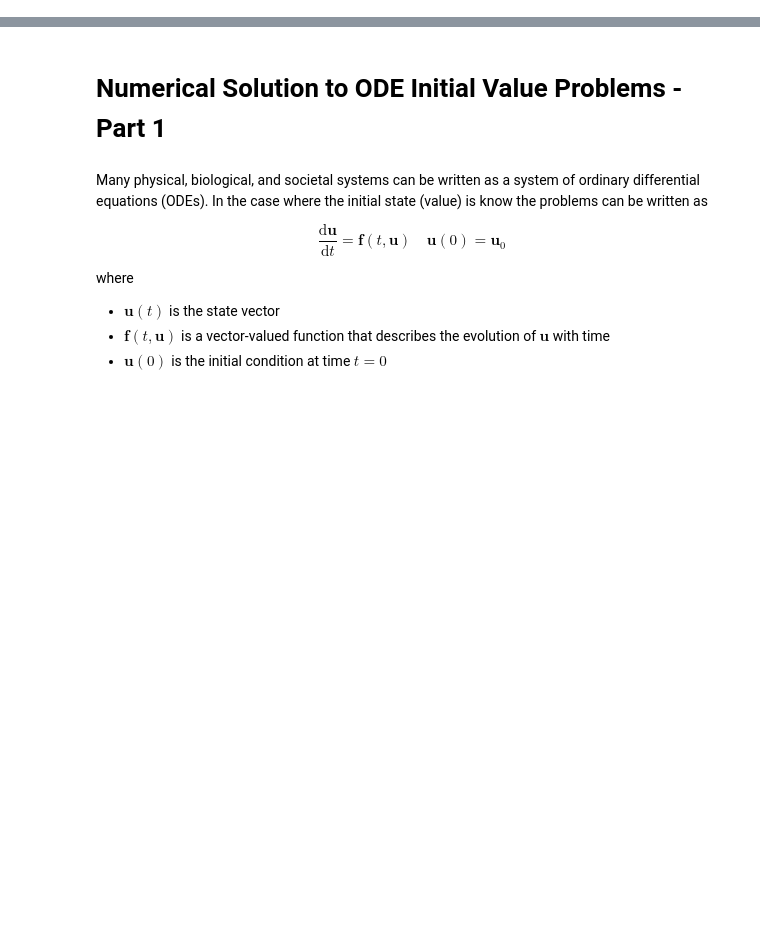
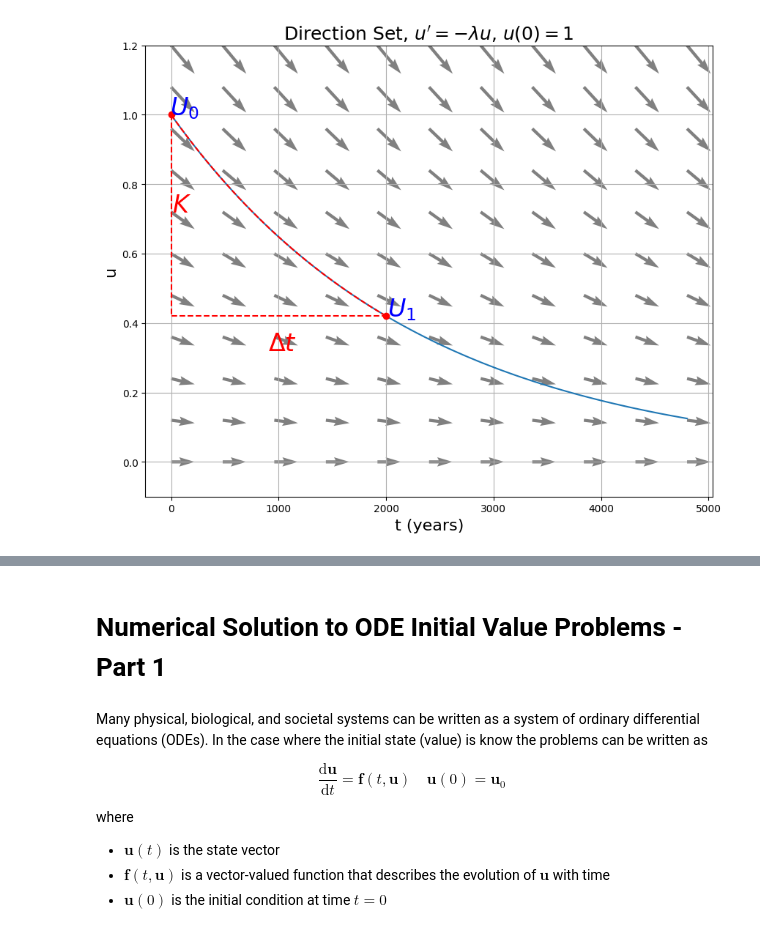
Before and after one commit to D-Mayerfeld/intro-numerical-methods, a Jupyter notebook: 09_ODE_ivp_part1.ipynb, the cells around one changed output, grey strips where cells are left out. Drawn from its saved outputs; the diff is of its cells as text; code cells hidden in the pictures; blank space fills up the shorter version.

```diff
--- a/09_ODE_ivp_part1.ipynb
+++ b/09_ODE_ivp_part1.ipynb
@@ -15,0 +46,37 @@ import matplotlib.pyplot as plt
+# %%
+t = numpy.linspace(0., 4800, 11)
+y = numpy.linspace(0., 1.2, 11)
+T, Y = numpy.meshgrid(t,y)
+dt = numpy.ones(T.shape)
+dy = -dt*Y
+
+tK = 2000.
+uK = numpy.exp(decay_constant*tK)
+K = uK -1.
+tp = numpy.linspace(0., 4800, 100)
+tk = numpy.linspace(0., tK, 100)
+
+fig = plt.figure(figsize=(10,8))
+axes = fig.add_subplot(1, 1, 1)
+axes.quiver(T,Y, dt,dy, color='gray')
+axes.plot(tp,numpy.exp(decay_constant*tp))
+axes.plot(0.,1.,'ro')
+axes.plot(tk,numpy.exp(decay_constant*tk),'r--')
+axes.plot(tK, uK, 'ro')
+axes.plot([0.,0.], [1., uK], 'r--')
+axes.text(10., 0.72, '$K$', fontsize=24, color='red')
+axes.plot([0.,tK],[uK, uK], 'r--')
+axes.text(900., uK - .1, '$\Delta t$', fontsize=24, color='red')
+axes.text(-10, 1., '$U_0$', fontsize=24, color='blue')
+axes.text(tK+10, uK, '$U_1$', fontsize=24, color='blue')
+
+
+axes.grid()
+axes.set_title("Direction Set, $u' = - \lambda u$, $u(0)=1$", fontsize=18)
+axes.set_xlabel('t (years)', fontsize=16)
+axes.set_ylabel('u', fontsize=16)
+
+axes.set_ylim((-.1,1.2))
+plt.show()
+# %% [output]
+[figure, added]
```
Also changed, not shown: parts of 35 cells of this notebook.
